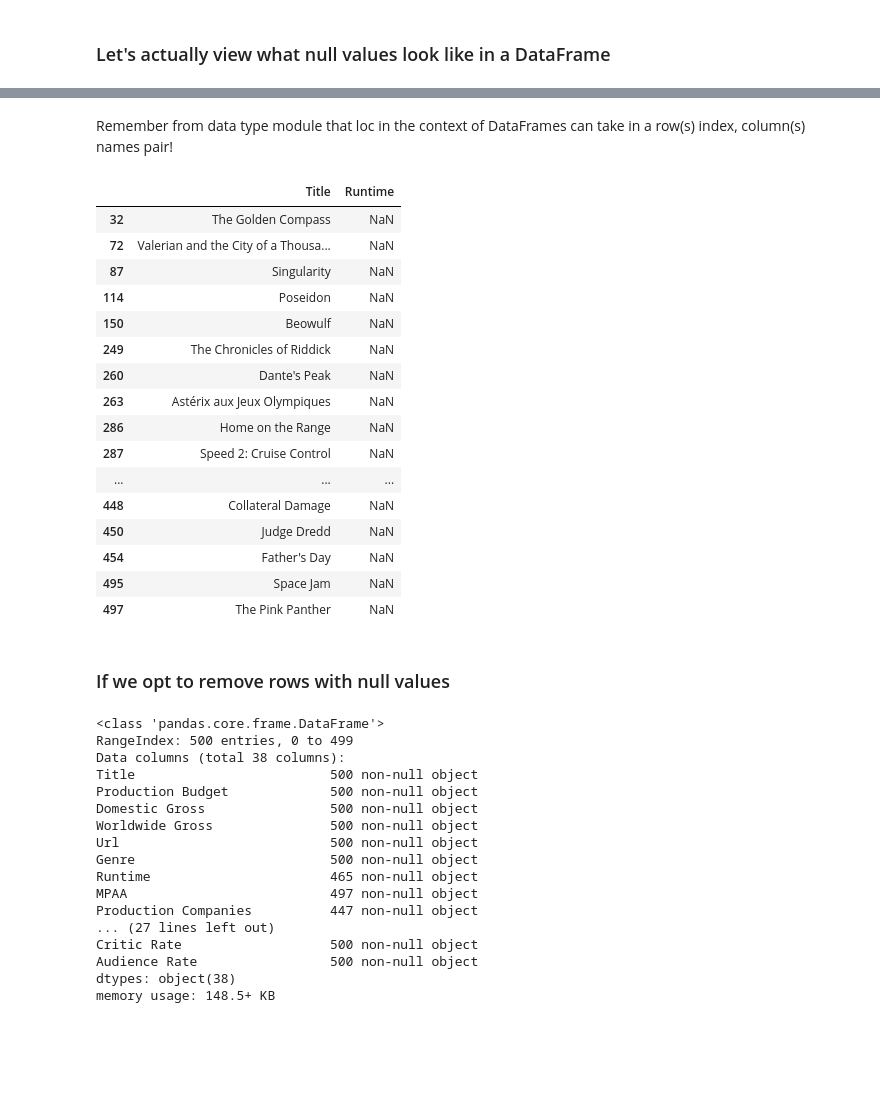
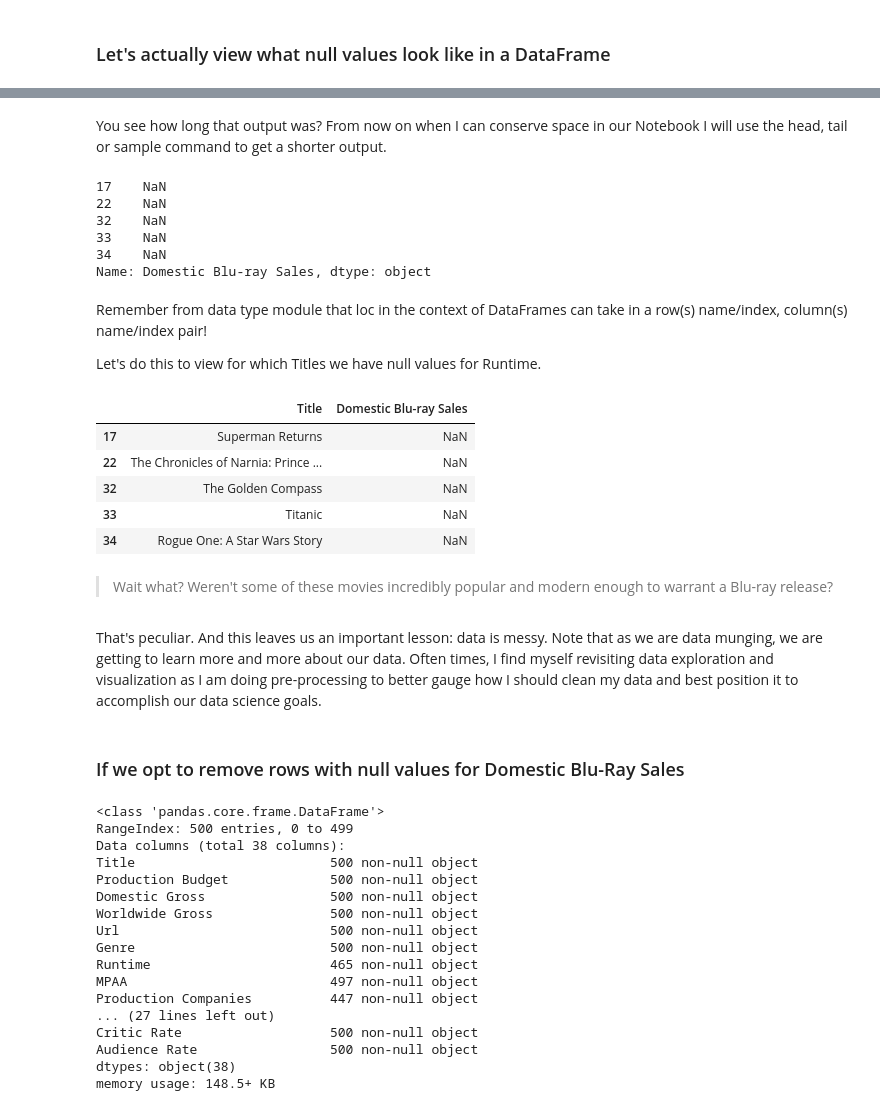
Before and after one commit to LawerenceLee/data-science-pipeline, a Jupyter notebook: (5.1) Munge the Data .ipynb, the cells around one changed output, grey strips where cells are left out. Drawn from its saved outputs; the diff is of its cells as text; code cells hidden in the pictures; blank space fills up the shorter version.

```diff
--- a/(5.1) Munge the Data .ipynb
+++ b/(5.1) Munge the Data .ipynb
@@ -341,27 +340,38 @@ Name: Runtime, dtype: object
+# %% [markdown]
+You see how long that output was? From now on when I can conserve space in our Notebook I will use the head, tail or sample command to get a shorter output.
+# %%
+# this is what null values look like: NaN
+# note that I use head() to output five line items, five is the default, but you can specify how many by head(number)
+df['Domestic Blu-ray Sales'].ix[df['Domestic Blu-ray Sales'].isnull()].head()
+# %% [output]
+17    NaN
+22    NaN
+32    NaN
+33    NaN
+34    NaN
+Name: Domestic Blu-ray Sales, dtype: object
 # %% [markdown]
-Remember from data type module that loc in the context of DataFrames can take in a row(s) index, column(s) names pair!
+Remember from data type module that loc in the context of DataFrames can take in a row(s) name/index, column(s) name/index pair!
+
+Let's do this to view for which Titles we have null values for Runtime.
-# %%
-df.loc[df['Runtime'].isnull(),['Title','Runtime']]
-# %% [output]
-|  | Title | Runtime |
-| 32 | The Golden Compass | NaN |
-| 72 | Valerian and the City of a Thousa... | NaN |
-| 87 | Singularity | NaN |
-| 114 | Poseidon | NaN |
-| 150 | Beowulf | NaN |
-| 249 | The Chronicles of Riddick | NaN |
-| 260 | Dante's Peak | NaN |
-| 263 | Astérix aux Jeux Olympiques | NaN |
-| 286 | Home on the Range | NaN |
-| 287 | Speed 2: Cruise Control | NaN |
-| ... | ... | ... |
-| 448 | Collateral Damage | NaN |
-| 450 | Judge Dredd | NaN |
-| 454 | Father's Day | NaN |
-| 495 | Space Jam | NaN |
-| 497 | The Pink Panther | NaN |
+# %%
+# loc can take two arguments as (row name/index, col name/index)
+# df['Runtime'].isnull() is our row index
+# ['Title','Runtime'] is a list of column names
+df.loc[df['Domestic Blu-ray Sales'].isnull(),['Title','Domestic Blu-ray Sales']].head()
+# %% [output]
+|  | Title | Domestic Blu-ray Sales |
+| 17 | Superman Returns | NaN |
+| 22 | The Chronicles of Narnia: Prince ... | NaN |
+| 32 | The Golden Compass | NaN |
+| 33 | Titanic | NaN |
+| 34 | Rogue One: A Star Wars Story | NaN |
+# %% [markdown]
+> Wait what? Weren't some of these movies incredibly popular and modern enough to warrant a Blu-ray release?
+# %% [markdown]
+That's peculiar. And this leaves us an important lesson: data is messy. Note that as we are data munging, we are getting to learn more and more about our data. Often times, I find myself revisiting data exploration and visualization as I am doing pre-processing to better gauge how I should clean my data and best position it to accomplish our data science goals.
 # %% [markdown]
-### If we opt to remove rows with null values
+### If we opt to remove rows with null values for Domestic Blu-Ray Sales
 # %%
 df.info() # note the number of non-null in each column before dropping rows with null values
 # %% [output]
```
Also changed, not shown: parts of 53 cells of this notebook.
